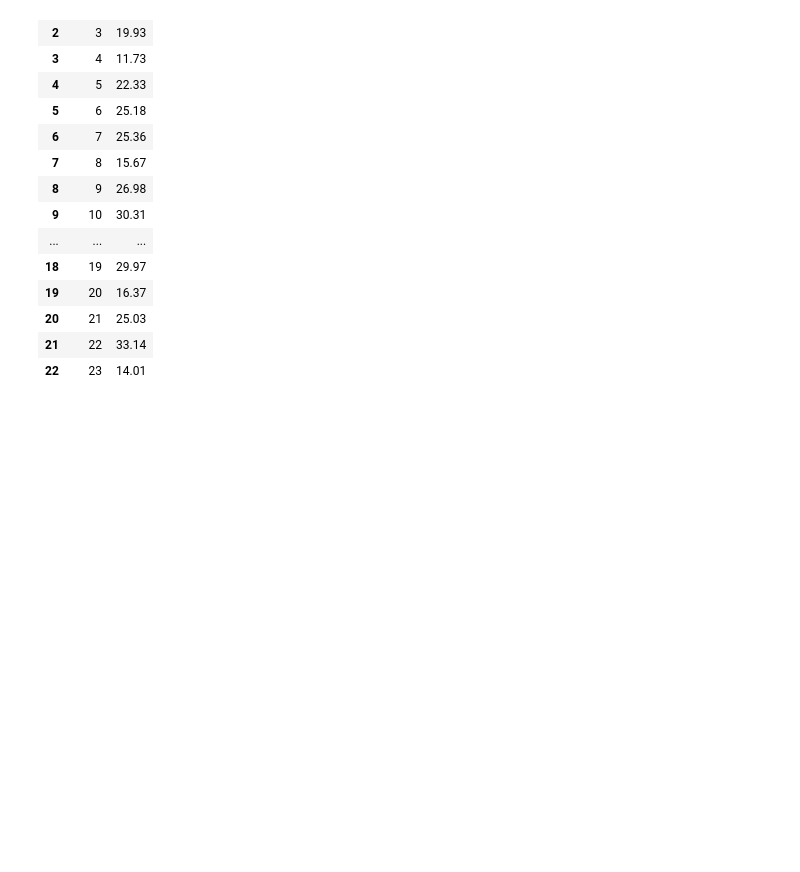
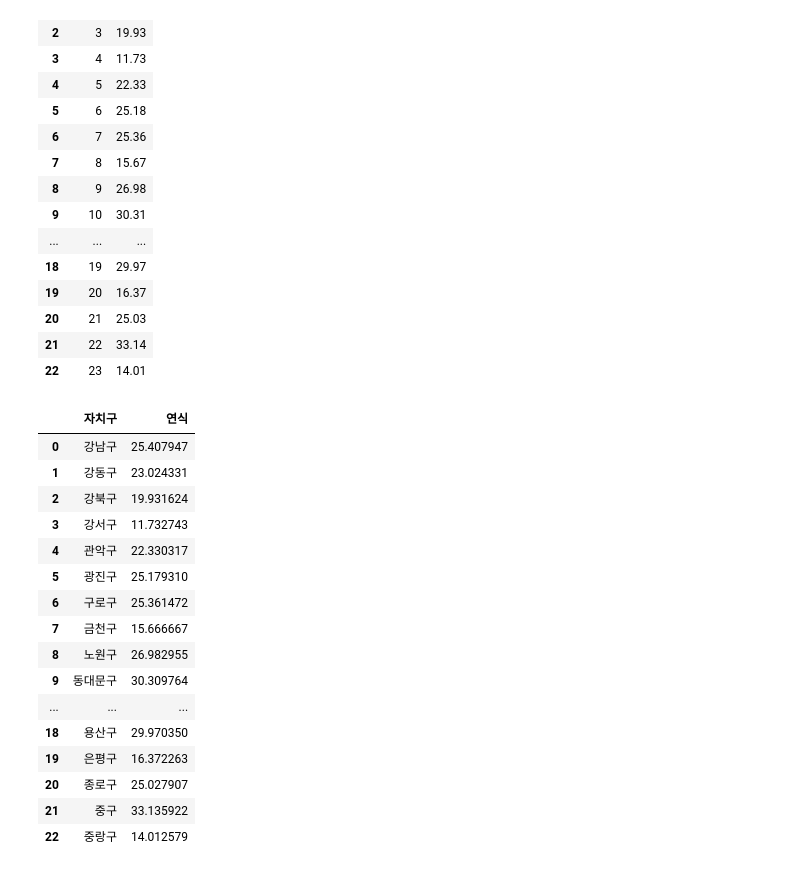
Before and after one commit to sangilhwang/downtown_walk, a Jupyter notebook: 건물연식 분석/건물연식 분석.ipynb, the cells around one changed output. Saved outputs shown, nothing was run; the diff lists cells and outputs as text; code cells hidden in the pictures; blank space fills up the shorter version.

```diff
--- a/건물연식 분석/건물연식 분석.ipynb
+++ b/건물연식 분석/건물연식 분석.ipynb
@@ -338,3 +338,23 @@ transaction_df3
 | 20 | 21 | 25.03 |
 | 21 | 22 | 33.14 |
 | 22 | 23 | 14.01 |
+# %%
+combined_df2.iloc[:, [0, 3]]
+# %% [output]
+|  | 자치구 | 연식 |
+| 0 | 강남구 | 25.407947 |
+| 1 | 강동구 | 23.024331 |
+| 2 | 강북구 | 19.931624 |
+| 3 | 강서구 | 11.732743 |
+| 4 | 관악구 | 22.330317 |
+| 5 | 광진구 | 25.179310 |
+| 6 | 구로구 | 25.361472 |
+| 7 | 금천구 | 15.666667 |
+| 8 | 노원구 | 26.982955 |
+| 9 | 동대문구 | 30.309764 |
+| ... | ... | ... |
+| 18 | 용산구 | 29.970350 |
+| 19 | 은평구 | 16.372263 |
+| 20 | 종로구 | 25.027907 |
+| 21 | 중구 | 33.135922 |
+| 22 | 중랑구 | 14.012579 |
```
Also changed, not shown: parts of 1 cell of this notebook, 1 other file.
